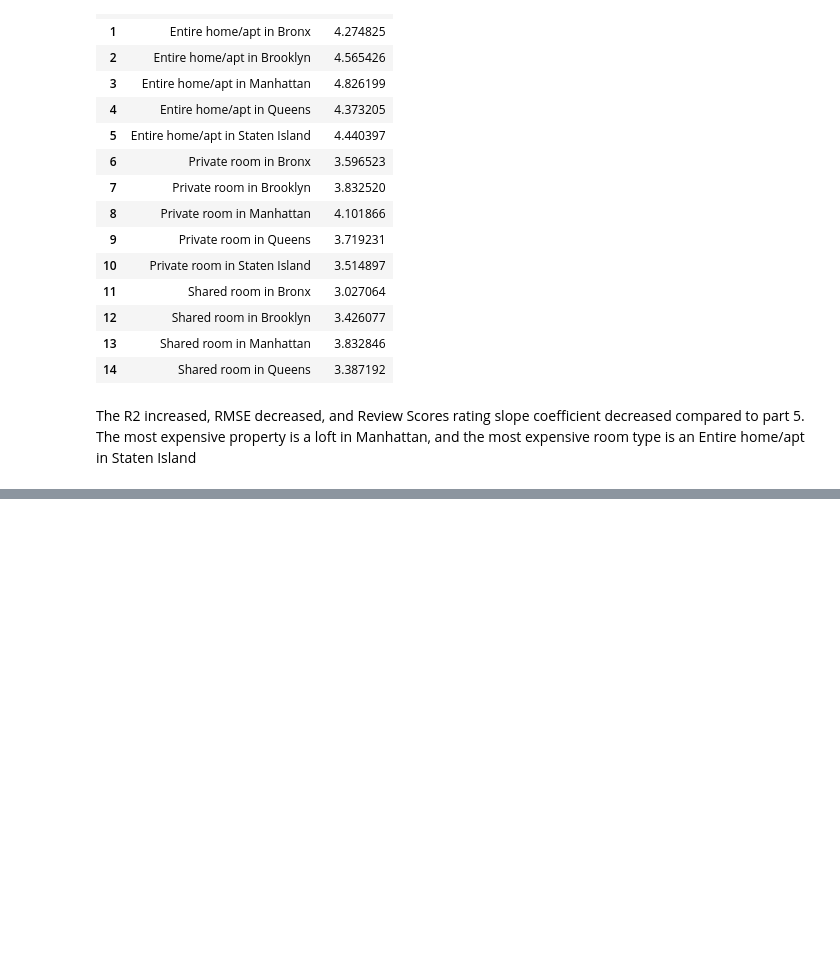
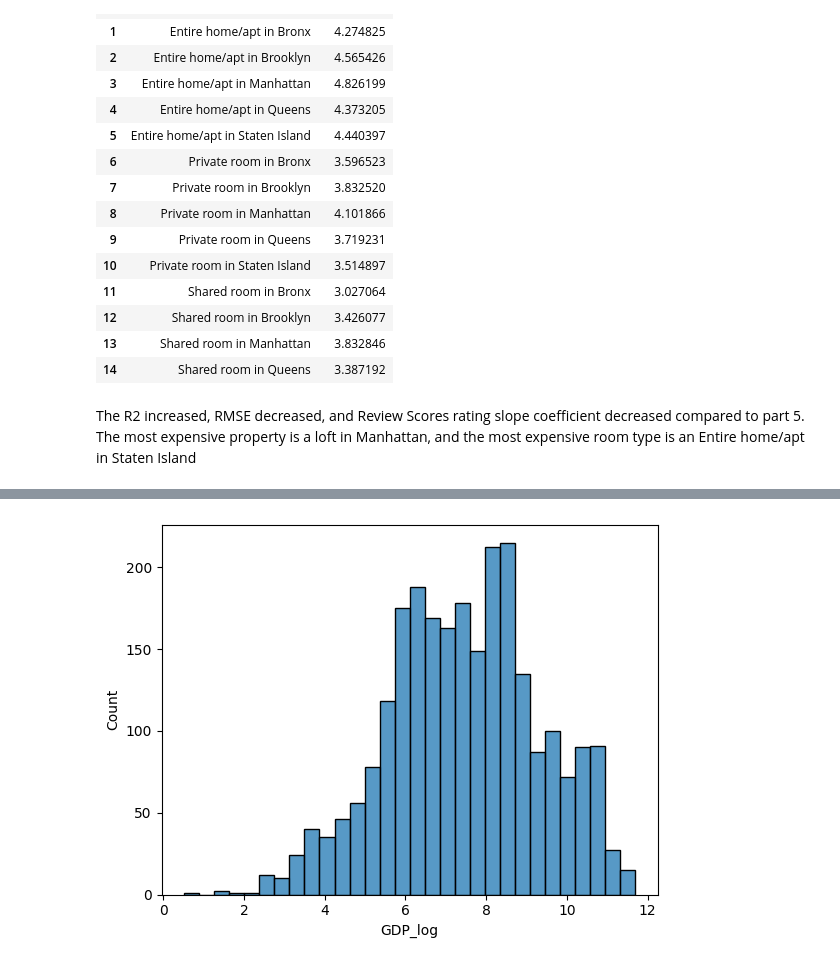
Before and after one commit to cann-emma/myfork-linearRegression, a Jupyter notebook: assignment.ipynb, the cells around one changed output, grey strips where cells are left out. Saved outputs shown, nothing was run; the diff lists cells and outputs as text; code cells hidden in the pictures; blank space fills up the shorter version.

```diff
--- a/assignment.ipynb
+++ b/assignment.ipynb
@@ -409,0 +514,6 @@ The R2 increased, RMSE decreased, and Review Scores rating slope coefficient dec
+# %%
+life['GDP_log']= np.log(life['GDP'])
+sns.histplot(life['GDP_log'])
+plt.show()
+# %% [output]
+[figure, added]
```
Also changed, not shown: parts of 24 cells of this notebook.
